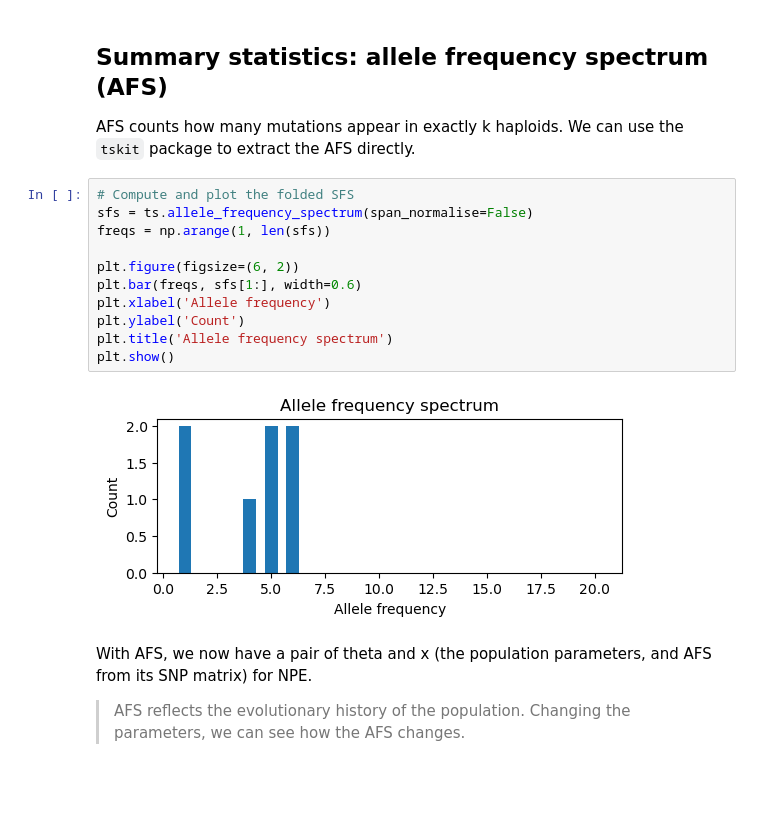
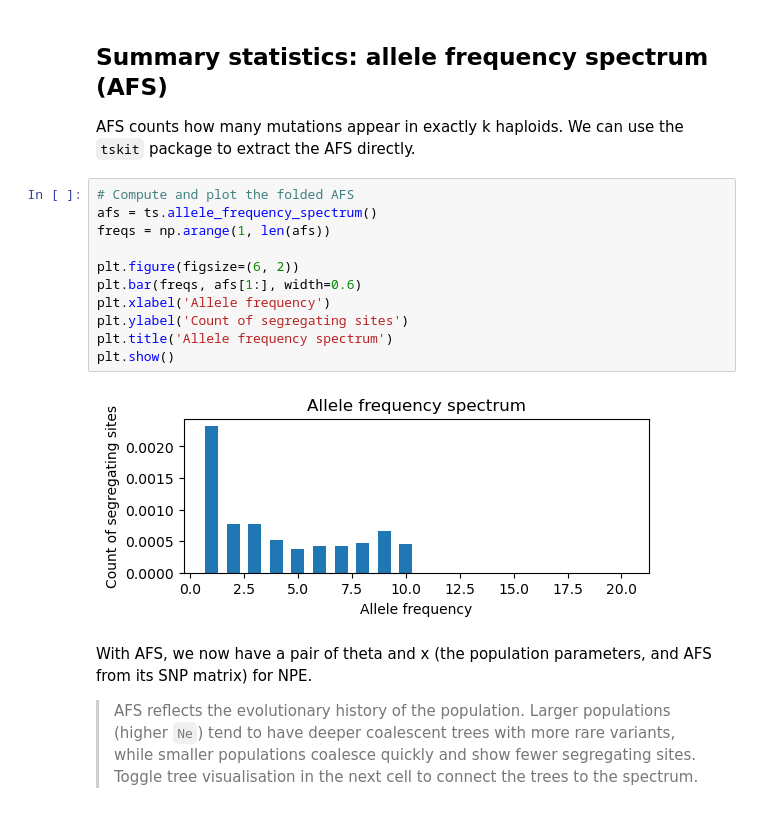
Before and after one commit to ningyuxin1999/SBI-workshop-Legend2025, a Jupyter notebook: notebooks/2_data_simulation_msprime.ipynb, the cells around one changed output. Saved outputs shown, nothing was run; the diff lists cells and outputs as text; blank space fills up the shorter version.

```diff
--- a/notebooks/2_data_simulation_msprime.ipynb
+++ b/notebooks/2_data_simulation_msprime.ipynb
@@ -93,20 +98,20 @@ An embedding network can either be pretrained or trained jointly with the NPE ne
 ## Summary statistics: allele frequency spectrum (AFS)
 AFS counts how many mutations appear in exactly k haploids. We can use the `tskit` package to extract the AFS directly.
 # %%
-# Compute and plot the folded SFS
-sfs = ts.allele_frequency_spectrum(span_normalise=False)
-freqs = np.arange(1, len(sfs))
+# Compute and plot the folded AFS
+afs = ts.allele_frequency_spectrum()
+freqs = np.arange(1, len(afs))
 
 plt.figure(figsize=(6, 2))
-plt.bar(freqs, sfs[1:], width=0.6)
+plt.bar(freqs, afs[1:], width=0.6)
 plt.xlabel('Allele frequency')
-plt.ylabel('Count')
+plt.ylabel('Count of segregating sites')
 plt.title('Allele frequency spectrum')
 plt.show()
 # %% [output]
-[figure, old version]
+[figure, new version]
 # %% [markdown]
 With AFS, we now have a pair of theta and x (the population parameters, and AFS from its SNP matrix) for NPE.
 
-> AFS reflects the evolutionary history of the population. Changing the parameters, we can see how the AFS changes.
+> AFS reflects the evolutionary history of the population. Larger populations (higher `Ne`) tend to have deeper coalescent trees with more rare variants, while smaller populations coalesce quickly and show fewer segregating sites. Toggle tree visualisation in the next cell to connect the trees to the spectrum.
 # %%
```
Also changed, not shown: parts of 13 cells of this notebook.
